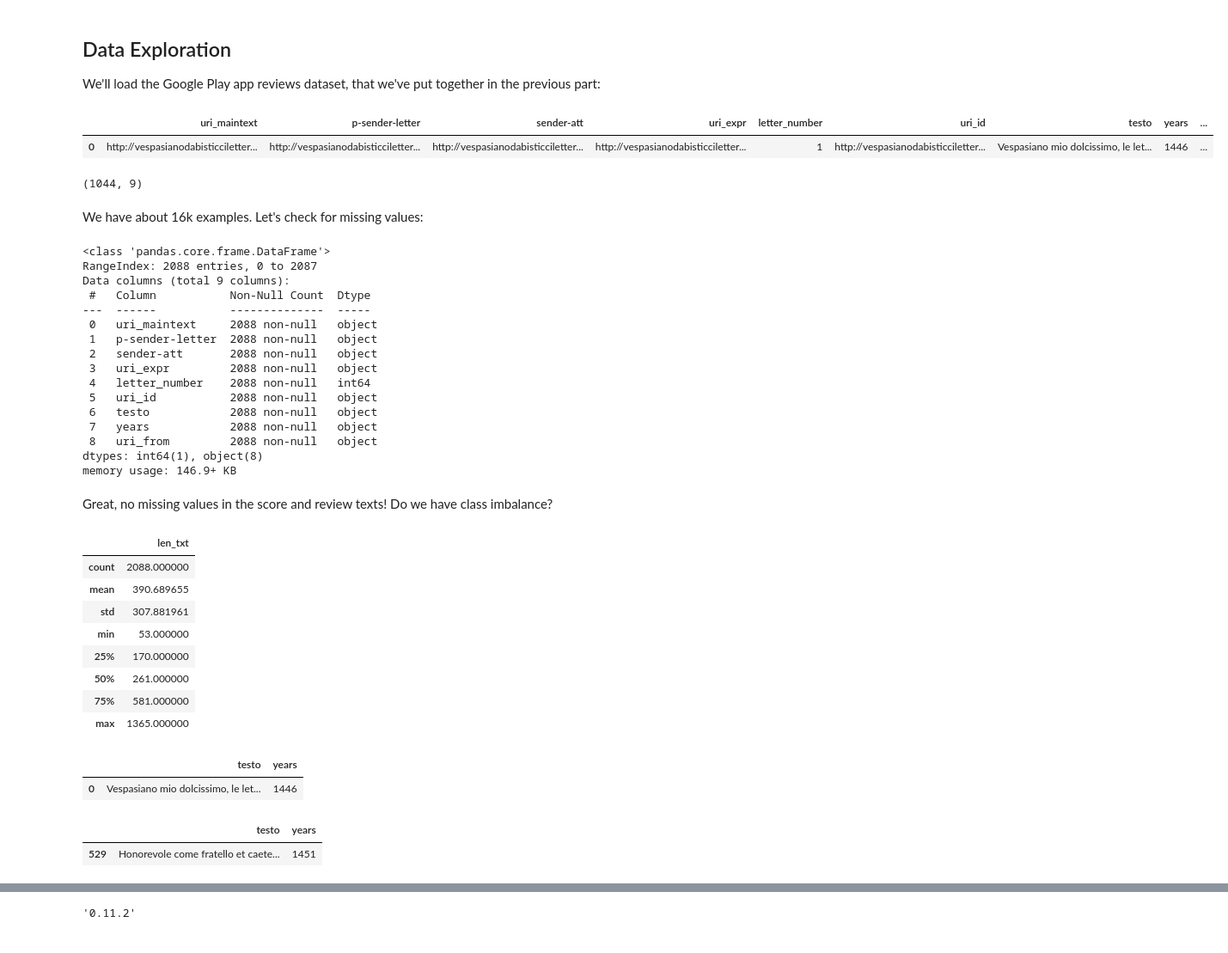
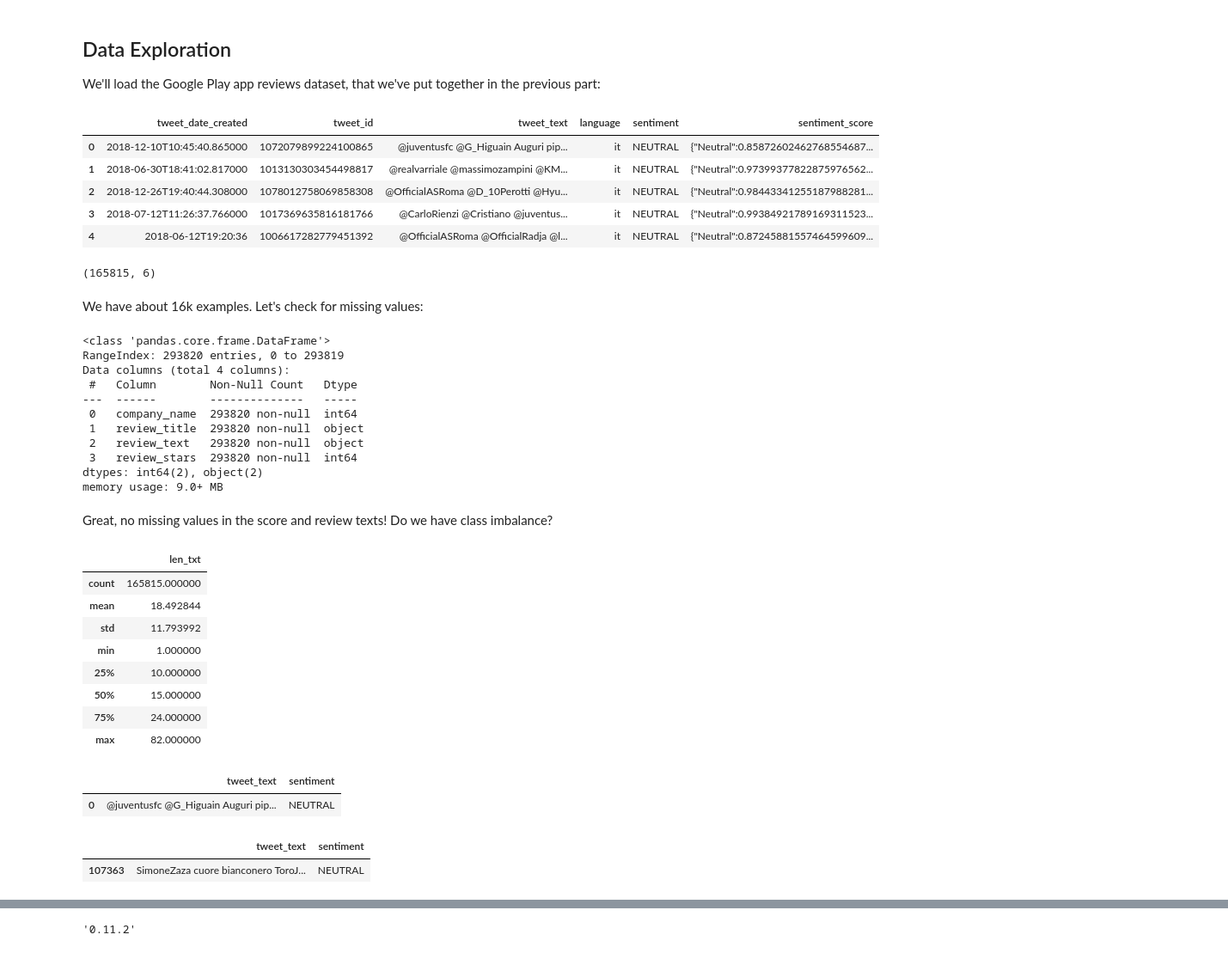
Before and after one commit to ghasempouri1984/VespasianodaBisticci, a Jupyter notebook: DateClassifier-TextClassification-BERT/copy.ipynb, the cells around one changed output, grey strips where cells are left out. Shown: that part at 86% size. Drawn from its saved outputs; the diff is of its cells as text; code cells hidden in the pictures.

```diff
--- a/DateClassifier-TextClassification-BERT/copy.ipynb
+++ b/DateClassifier-TextClassification-BERT/copy.ipynb
@@ -94,16 +94,22 @@ We'll load the Google Play app reviews dataset, that we've put together in the p
 # !gdown --id 1S6qMioqPJjyBLpLVz4gmRTnJHnjitnuV
 # !gdown --id 1zdmewp7ayS4js4VtrJEHzAheSW-5NBZv
 # %%
-df = pd.read_csv("/content/drive/MyDrive/Colab Notebooks/dati/extended-data-copy-1.csv")
+#df = pd.read_csv("/content/drive/MyDrive/Colab Notebooks/dati/extended-data-copy-1.csv")
 #df = pd.read_csv("extended-data.csv")
-df.head(1)
+df = pd.read_csv("./italian_reviews/betsentiment-IT-tweets-sentiment-players.csv",encoding='cp1252' )
+
+df.head()
 # %% [output]
-|  | uri_maintext | p-sender-letter | sender-att | uri_expr | letter_number | uri_id | testo | years | ... |
-| 0 | http://vespasianodabisticciletter... | http://vespasianodabisticciletter... | http://vespasianodabisticciletter... | http://vespasianodabisticciletter... | 1 | http://vespasianodabisticciletter... | Vespasiano mio dolcissimo, le let... | 1446 | ... |
+|  | tweet_date_created | tweet_id | tweet_text | language | sentiment | sentiment_score |
+| 0 | 2018-12-10T10:45:40.865000 | 1072079899224100865 | @juventusfc @G_Higuain Auguri pip... | it | NEUTRAL | {"Neutral":0.85872602462768554687... |
+| 1 | 2018-06-30T18:41:02.817000 | 1013130303454498817 | @realvarriale @massimozampini @KM... | it | NEUTRAL | {"Neutral":0.97399377822875976562... |
+| 2 | 2018-12-26T19:40:44.308000 | 1078012758069858308 | @OfficialASRoma @D_10Perotti @Hyu... | it | NEUTRAL | {"Neutral":0.98443341255187988281... |
+| 3 | 2018-07-12T11:26:37.766000 | 1017369635816181766 | @CarloRienzi @Cristiano @juventus... | it | NEUTRAL | {"Neutral":0.99384921789169311523... |
+| 4 | 2018-06-12T19:20:36 | 1006617282779451392 | @OfficialASRoma @OfficialRadja @l... | it | NEUTRAL | {"Neutral":0.87245881557464599609... |
 # %%
 df.shape
 # %% [output]
-(1044, 9)
+(165815, 6)
 # %% [markdown]
 We have about 16k examples. Let's check for missing values:
 # %%
@@ -112,21 +118,16 @@ df=pd.concat([df]*2, ignore_index=True)
 df.info()
 # %% [output]
 <class 'pandas.core.frame.DataFrame'>
-RangeIndex: 2088 entries, 0 to 2087
-Data columns (total 9 columns):
- #   Column           Non-Null Count  Dtype
----  ------           --------------  -----
- 0   uri_maintext     2088 non-null   object
- 1   p-sender-letter  2088 non-null   object
- 2   sender-att       2088 non-null   object
- 3   uri_expr         2088 non-null   object
- 4   letter_number    2088 non-null   int64
- 5   uri_id           2088 non-null   object
- 6   testo            2088 non-null   object
- 7   years            2088 non-null   object
- 8   uri_from         2088 non-null   object
-dtypes: int64(1), object(8)
-memory usage: 146.9+ KB
+RangeIndex: 293820 entries, 0 to 293819
+Data columns (total 4 columns):
+ #   Column        Non-Null Count   Dtype
+---  ------        --------------   -----
+ 0   company_name  293820 non-null  int64
+ 1   review_title  293820 non-null  object
+ 2   review_text   293820 non-null  object
+ 3   review_stars  293820 non-null  int64
+dtypes: int64(2), object(2)
+memory usage: 9.0+ MB
 # %% [markdown]
 Great, no missing values in the score and review texts! Do we have class imbalance?
 # %%
@@ -139,18 +140,18 @@ train_raw = train_raw[pd.notnull(train_raw['testo'])]
 # Renaming second column for a simpler name
 # train_raw.columns = ['years', 'consumer_complaint_narrative']
 # %%
-train_raw = train_raw[train_raw.testo.notnull()]
+train_raw = train_raw[train_raw.tweet_text.notnull()]
 
-train_raw['len_txt'] =train_raw.testo.apply(lambda x: len(x.split()))
+train_raw['len_txt'] =train_raw.tweet_text.apply(lambda x: len(x.split()))
 train_raw.describe()
 # %% [output]
 |  | len_txt |
-| count | 2088.000000 |
-| mean | 390.689655 |
-| std | 307.881961 |
-| min | 53.000000 |
-| 25% | 170.000000 |
-| 50% | 261.000000 |
-| 75% | 581.000000 |
-| max | 1365.000000 |
+| count | 165815.000000 |
+| mean | 18.492844 |
+| std | 11.793992 |
+| min | 1.000000 |
+| 25% | 10.000000 |
+| 50% | 15.000000 |
+| 75% | 24.000000 |
+| max | 82.000000 |
 # %%
@@ -159,12 +160,12 @@ train_raw.describe()
 # %%
-train_raw = train_raw[['testo', 'years']]
+train_raw = train_raw[['tweet_text', 'sentiment']]
 train_raw.reset_index(inplace=True, drop=True)
 
 # train_raw["years"] = pd.to_datetime(train_raw["Date_received"]).dt.strftime('%Y')
 train_raw.head(1)
 # %% [output]
-|  | testo | years |
-| 0 | Vespasiano mio dolcissimo, le let... | 1446 |
+|  | tweet_text | sentiment |
+| 0 | @juventusfc @G_Higuain Auguri pip... | NEUTRAL |
 # %%
 # train_raw['consumer_complaint_narrative'] = train_raw['consumer_complaint_narrative'].str.replace("2015", "")
 # train_raw['consumer_complaint_narrative'] = train_raw['consumer_complaint_narrative'].str.replace("2016", "")
@@ -196,9 +198,9 @@ df2 = df2.reindex(np.random.permutation(df2.index))
 # %%
-# df2['consumer_complaint_narrative']  = df2.consumer_complaint_narrative.apply(clean_txt)
+df2['tweet_text']  = df2.tweet_text.apply(clean_txt)
 df2.head(1)
 # %% [output]
-|  | testo | years |
-| 529 | Honorevole come fratello et caete... | 1451 |
+|  | tweet_text | sentiment |
+| 107363 | SimoneZaza cuore bianconero ToroJ... | NEUTRAL |
 # %%
 df2.reset_index(drop=True, inplace=True)
 df2.head(1)
```
Also changed, not shown: parts of 35 cells of this notebook, 12 other files.
